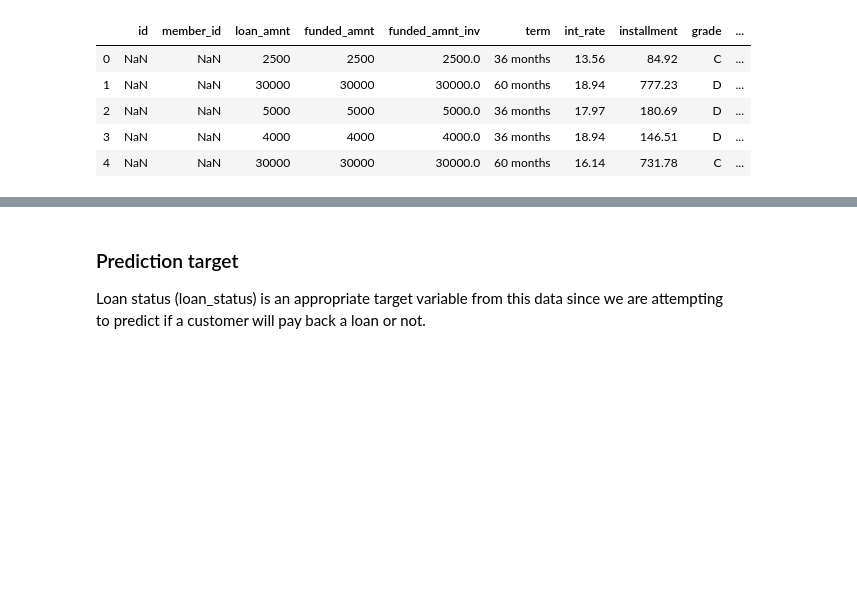
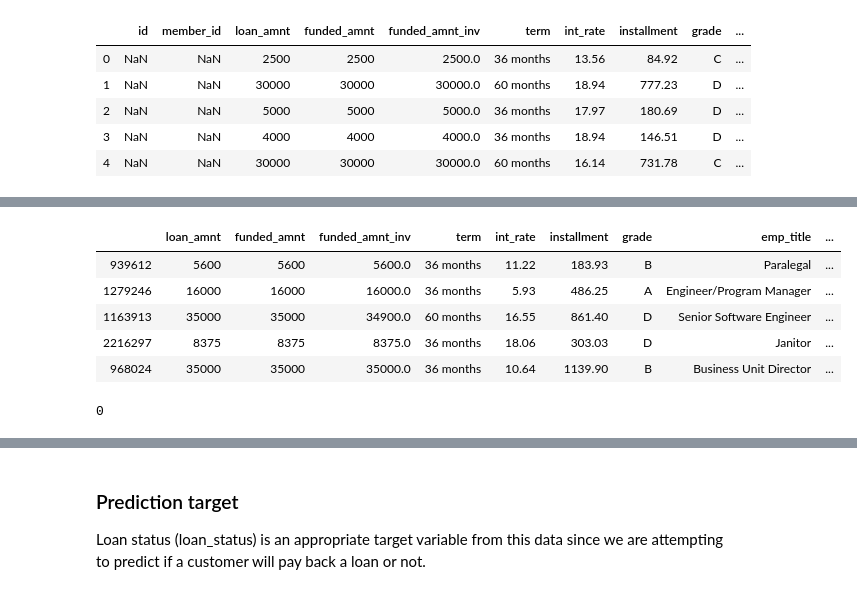
Before and after one commit to just1jp/loan_prediction, a Jupyter notebook: loan_prediction.ipynb, the cells around one changed output, grey strips where cells are left out. Cells and saved outputs as stored; diff of their text form; code cells hidden in the pictures; blank space fills up the shorter version.

Commit message:
perform some feature engineering

```diff
--- a/loan_prediction.ipynb
+++ b/loan_prediction.ipynb
@@ -41,0 +168,13 @@ loans.head()
+# %%
+# Import resampling module for sklearn
+from sklearn.utils import resample
+
+# Separate good vs bad loans
+good_loans = loans[loans.loan_status == 'Fully Paid']
+bad_loans = loans[loans.loan_status == 'Charged Off']
+
+# Downsample good loans
+good_loans_downsampled = resample(good_loans, replace=False, n_samples=247341, random_state=123)
+
+# Recombine loans
+loans = pd.concat([good_loans_downsampled, bad_loans])
@@ -42,3 +200,17 @@ loans.head()
+# %%
+loans.head()
+# %% [output]
+|  | loan_amnt | funded_amnt | funded_amnt_inv | term | int_rate | installment | grade | emp_title | ... |
+| 939612 | 5600 | 5600 | 5600.0 | 36 months | 11.22 | 183.93 | B | Paralegal | ... |
+| 1279246 | 16000 | 16000 | 16000.0 | 36 months | 5.93 | 486.25 | A | Engineer/Program Manager | ... |
+| 1163913 | 35000 | 35000 | 34900.0 | 60 months | 16.55 | 861.40 | D | Senior Software Engineer | ... |
+| 2216297 | 8375 | 8375 | 8375.0 | 36 months | 18.06 | 303.03 | D | Janitor | ... |
+| 968024 | 35000 | 35000 | 35000.0 | 36 months | 10.64 | 1139.90 | B | Business Unit Director | ... |
+# %%
+pd.options.display.max_rows = 4000
+loans.loan_status.isnull().sum()
+# %% [output]
+0
 # %%
 loans.info(verbose=True)
 # %% [output]
```
Also changed, not shown: parts of 18 cells of this notebook.
